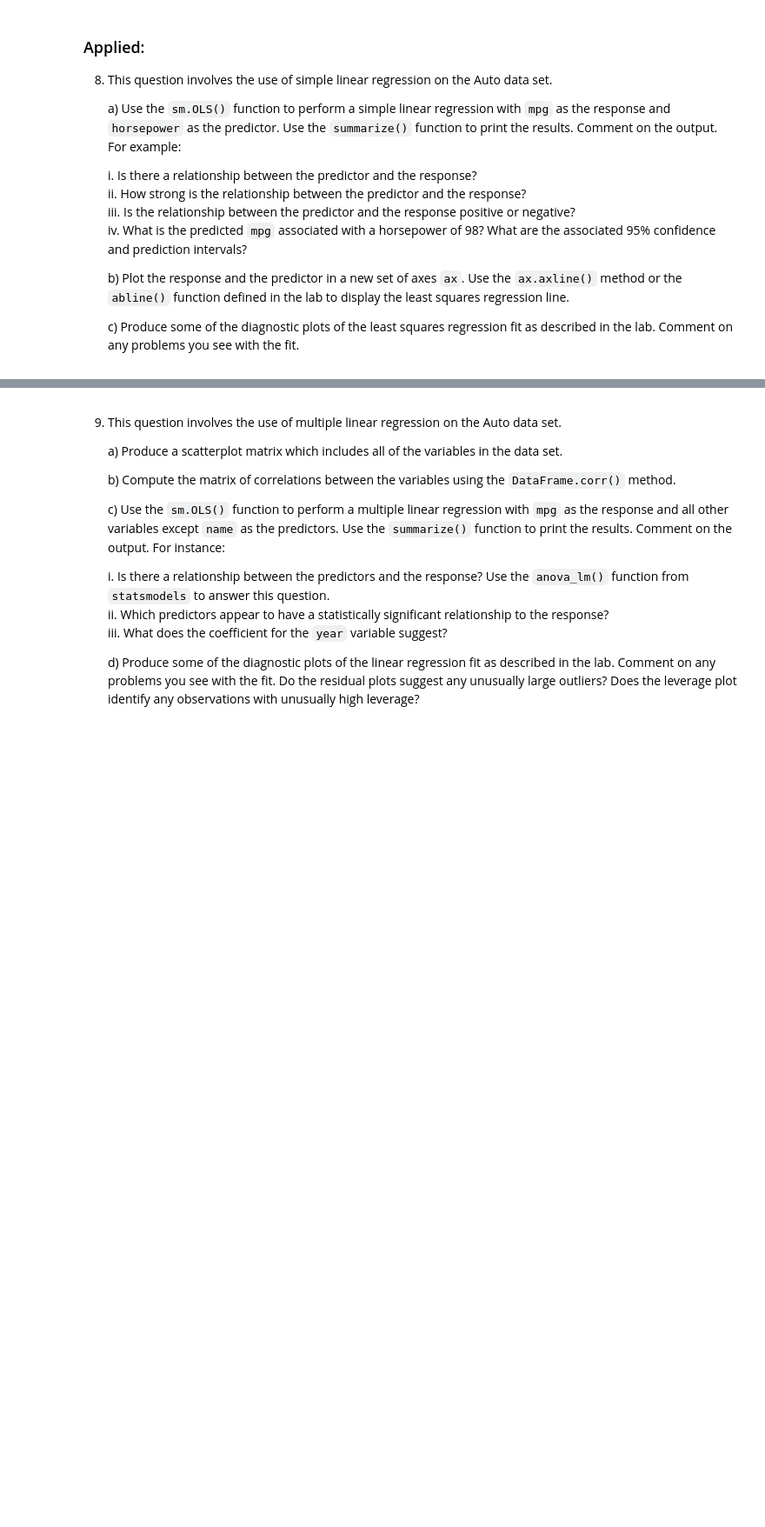
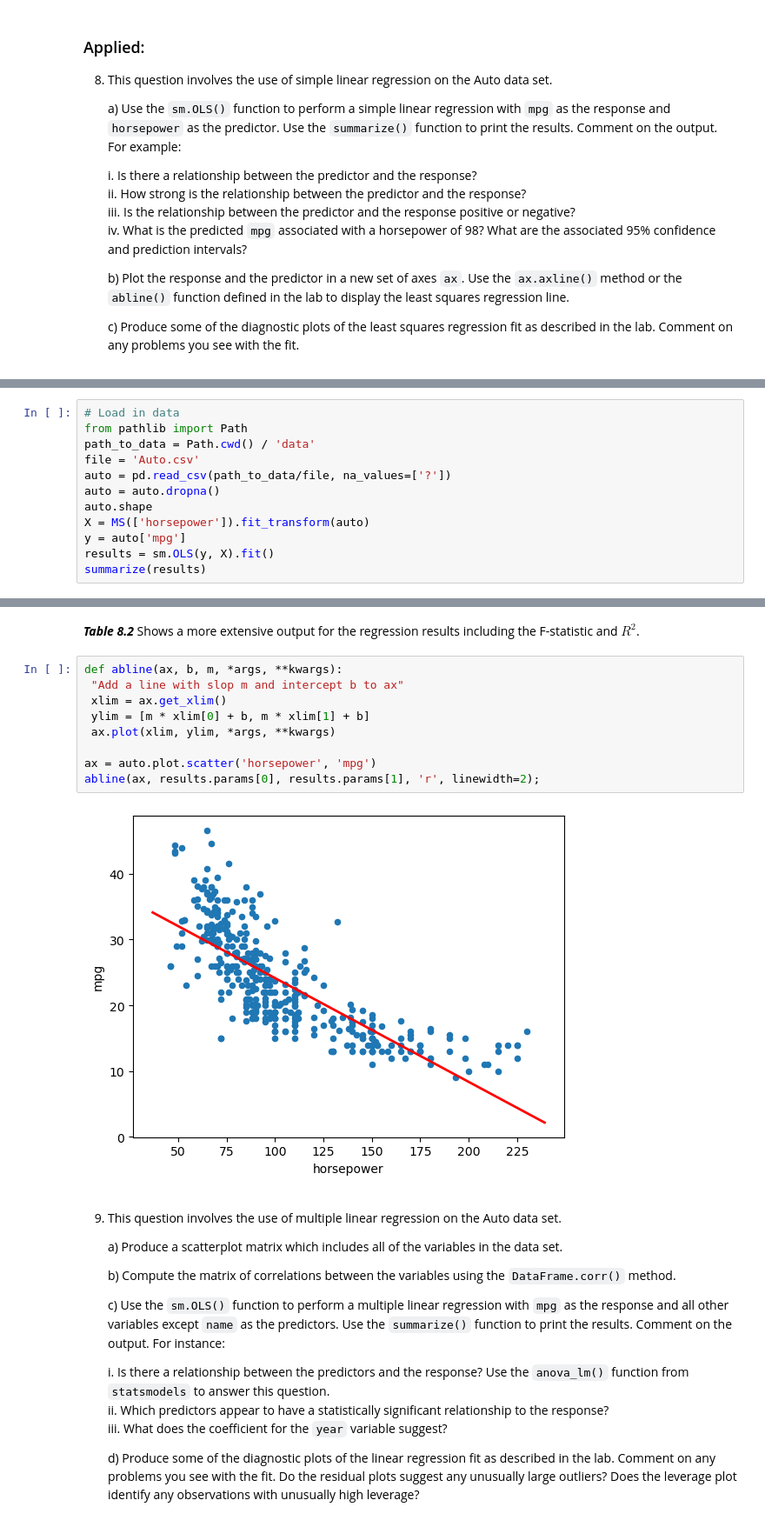
Before and after one commit to sachin80/ISLP_labs, a Jupyter notebook: Ch03_work.ipynb, the cells around one changed output, grey strips where cells are left out. Shown at 87% size. Drawn from its saved outputs; the diff is of its cells as text; blank space fills up the shorter version.

```diff
--- a/Ch03_work.ipynb
+++ b/Ch03_work.ipynb
@@ -1286,0 +1299,12 @@ $$R^2 = Corr(x, y)^2.$$
+# %%
+# Load in data
+from pathlib import Path
+path_to_data = Path.cwd() / 'data'
+file = 'Auto.csv'
+auto = pd.read_csv(path_to_data/file, na_values=['?'])
+auto = auto.dropna()
+auto.shape
+X = MS(['horsepower']).fit_transform(auto)
+y = auto['mpg']
+results = sm.OLS(y, X).fit()
+summarize(results)
@@ -1287,3 +1339,16 @@ $$R^2 = Corr(x, y)^2.$$
+# %% [markdown]
+***Table 8.2*** Shows a more extensive output for the regression results including the F-statistic and $R^2$.
+# %%
+def abline(ax, b, m, *args, **kwargs):
+ "Add a line with slop m and intercept b to ax"
+ xlim = ax.get_xlim()
+ ylim = [m * xlim[0] + b, m * xlim[1] + b]
+ ax.plot(xlim, ylim, *args, **kwargs)
+
+ax = auto.plot.scatter('horsepower', 'mpg')
+abline(ax, results.params[0], results.params[1], 'r', linewidth=2);
+# %% [output]
+[figure, added]
 # %% [markdown]
 9. This question involves the use of multiple linear regression on the Auto data set.
 
```
Also changed, not shown: parts of 4 cells of this notebook.
